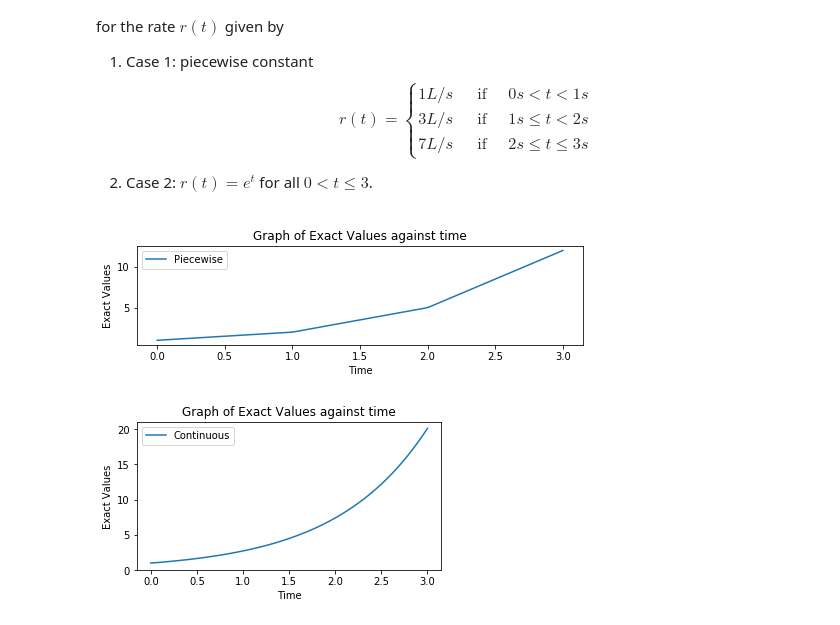
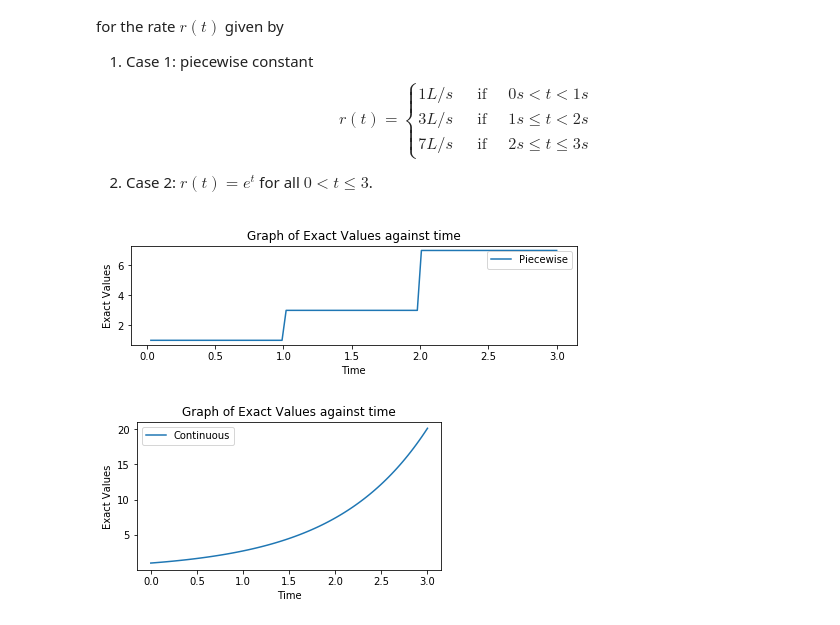
Before and after one commit to yusufbrima/AIMS, a Jupyter notebook: Lectures/Skills Phase/Block 2/Python Programming/Class Lab/FirstGroupProject_Group9.ipynb, the cells around one changed output. Saved outputs shown, nothing was run; the diff lists cells and outputs as text; code cells hidden in the pictures.

```diff
--- a/Lectures/Skills Phase/Block 2/Python Programming/Class Lab/FirstGroupProject_Group9.ipynb
+++ b/Lectures/Skills Phase/Block 2/Python Programming/Class Lab/FirstGroupProject_Group9.ipynb
@@ -416,50 +478,57 @@ r(t) =
 # %%
 def r(t):
         if 0< t <1:
-            return t + 1
+            return 1
         elif 1<=t<2:
-            return 3*t -1
+            return 3
         elif 2<=t<=3:
-            return 7*t -9
-        else:
-            return 1.0
+            return 7
 vr = np.vectorize(r)
 
-
+"""
+You have to cumpute the volume
+Mark:0/1
+"""
 a = 0
 b = 3
 N = 100
 t=np.linspace(a,b,N+1)
 v = vr(t)
 # %%
+"""
+Mark:1/1
+"""
 def Vol_Exp(a,b,N):
     t = np.linspace(a,b,N+1)
     v_e = np.zeros(N+1)
-    v_e[0] = 1.0
+    v_e[0] = 1
     for k in range(len(t)):
         v_e[k]=np.exp(t[k])
     return v_e
 
 v_e = Vol_Exp(0,3,100)
 # %%
+"""
+Mark:1/1
+"""
 def grapher(t,v,v_e,label):
     plt.figure(figsize=(8,4))
     plt.subplot(2,1,1)
     plt.plot(t,v)
     plt.title('Graph of Exact Values against time')
     plt.xlabel('Time')
     plt.ylabel('Exact Values')
     plt.legend(['Piecewise'])
     plt.show()
     plt.figure(figsize=(12,6))
     plt.subplot(2,2,1)
     plt.plot(t,v_e)
     plt.title('Graph of Exact Values against time')
     plt.xlabel('Time')
     plt.ylabel('Exact Values')
     plt.legend(['Continuous'])
     plt.show()
 grapher(t,v,v_e,['Graph of Exact Values against time','Exact Values','Piecewise','Continuous'])
 # %% [output]
-[figure, old version]
+[figure, new version]
-[figure, old version]
+[figure, new version]
```
Also changed, not shown: parts of 28 cells of this notebook, 2 other files.
